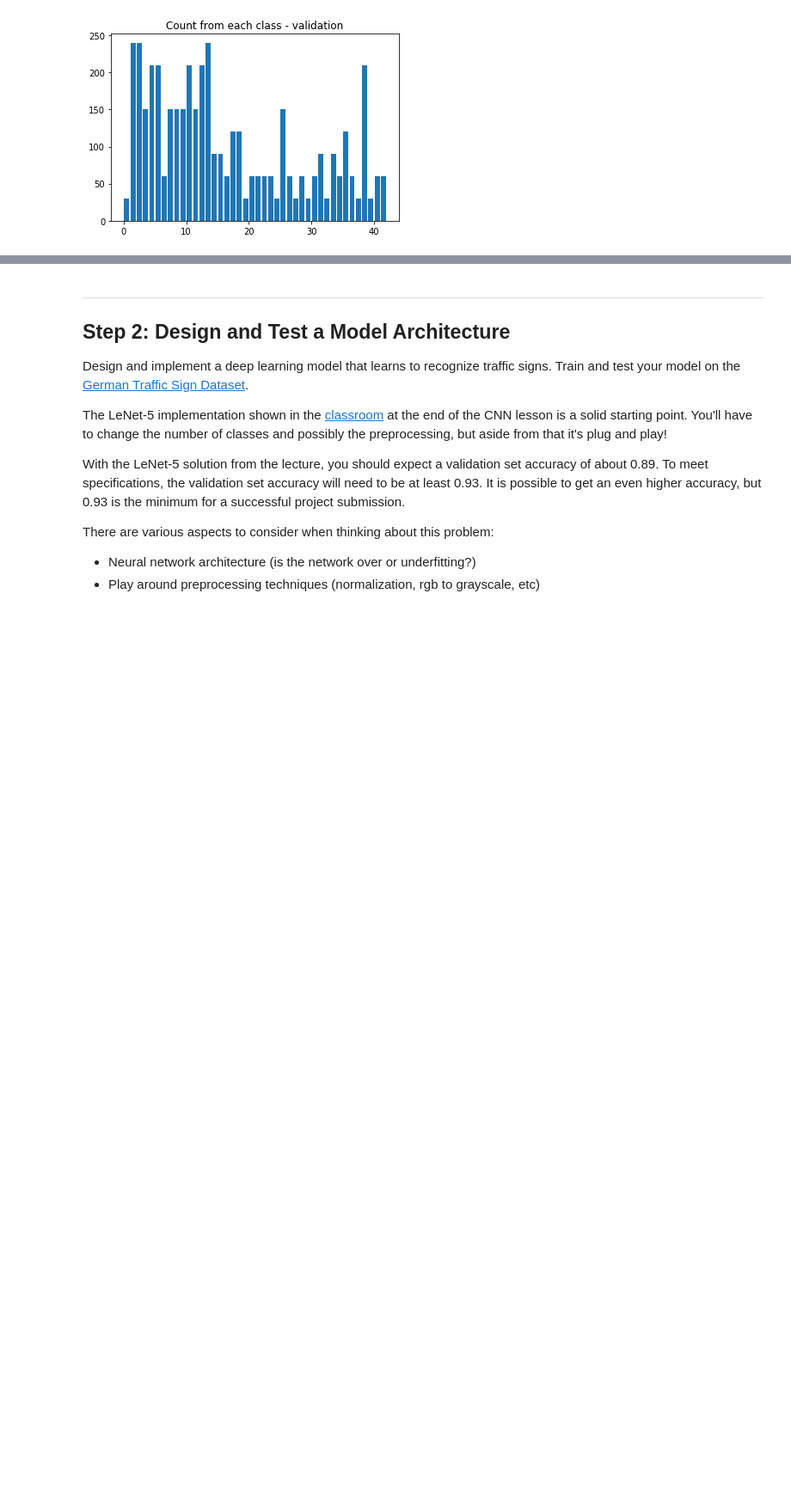
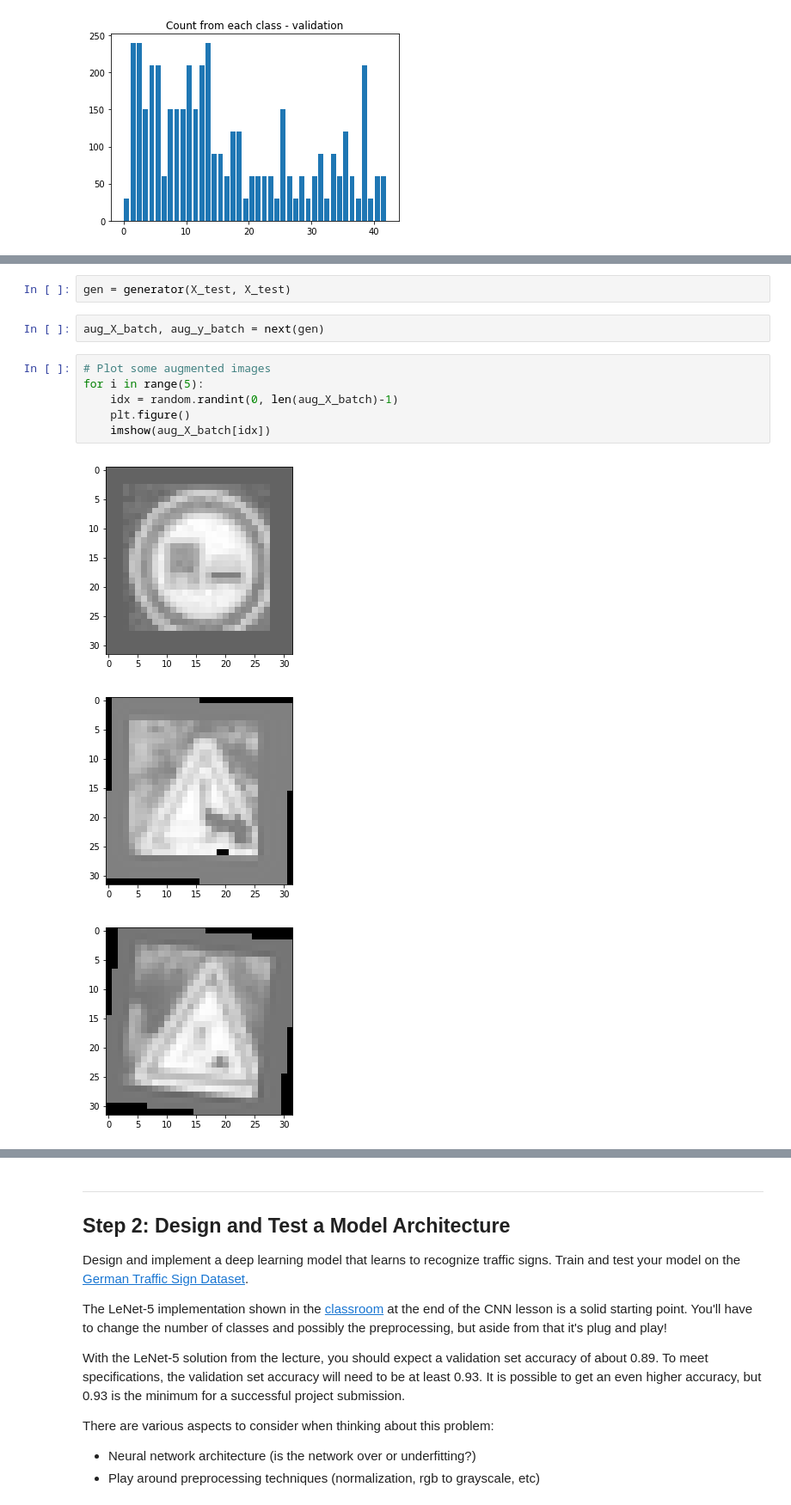
Before and after one commit to moomou/CarND-Traffic-Sign-Classifier-Project, a Jupyter notebook: Traffic_Sign_Classifier.ipynb, the cells around one changed output, grey strips where cells are left out. Shown at 86% size. Saved outputs shown, nothing was run; the diff lists cells and outputs as text; blank space fills up the shorter version.

```diff
--- a/Traffic_Sign_Classifier.ipynb
+++ b/Traffic_Sign_Classifier.ipynb
@@ -151,0 +160,14 @@ for i in range(5):
+# %%
+gen = generator(X_test, X_test)
+# %%
+aug_X_batch, aug_y_batch = next(gen)
+# %%
+# Plot some augmented images
+for i in range(5):
+    idx = random.randint(0, len(aug_X_batch)-1)
+    plt.figure()
+    imshow(aug_X_batch[idx])
+# %% [output]
+[figure, added]
+[figure, added]
+[figure, added]
```
Also changed, not shown: parts of 21 cells of this notebook, 5 other files.
